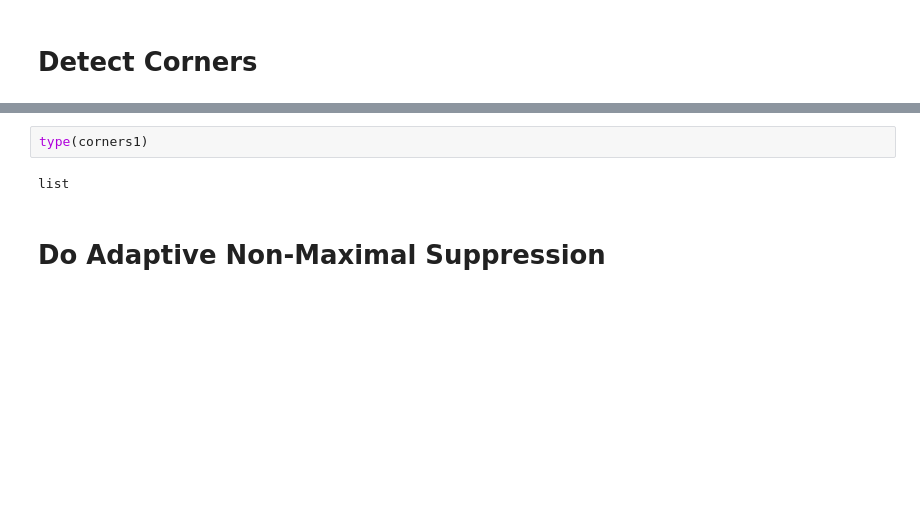
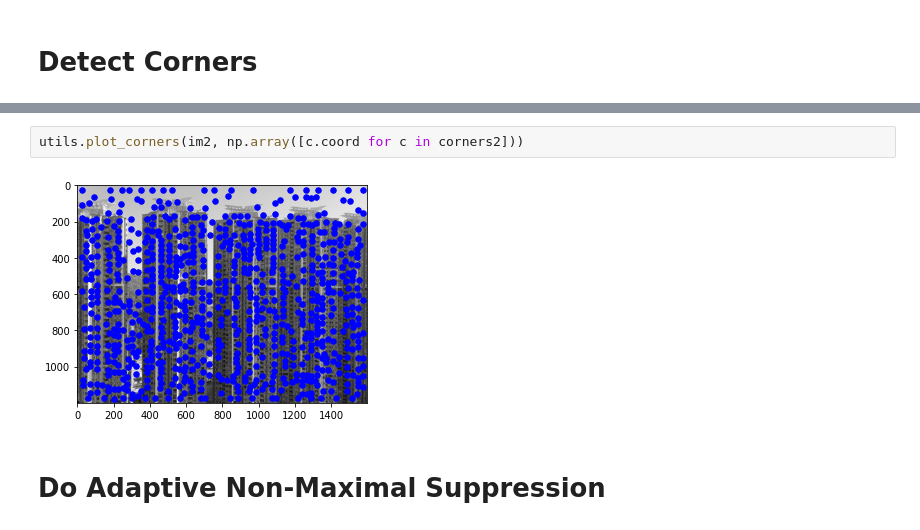
Before and after one commit to aprilsin/cs194-proj5, a Jupyter notebook: test.ipynb, the cells around one changed output, grey strips where cells are left out. Cells and saved outputs as stored; diff of their text form; blank space fills up the shorter version.

```diff
--- a/test.ipynb
+++ b/test.ipynb
@@ -46,7 +45,7 @@ len(corners2)
-# %%
-type(corners1)
-# %% [output]
-list
+# %%
+utils.plot_corners(im2, np.array([c.coord for c in corners2]))
+# %% [output]
+[figure, added]
 # %% [markdown]
 # Do Adaptive Non-Maximal Suppression
 # %%
```
Also changed, not shown: parts of 6 cells of this notebook, 2 other files.
